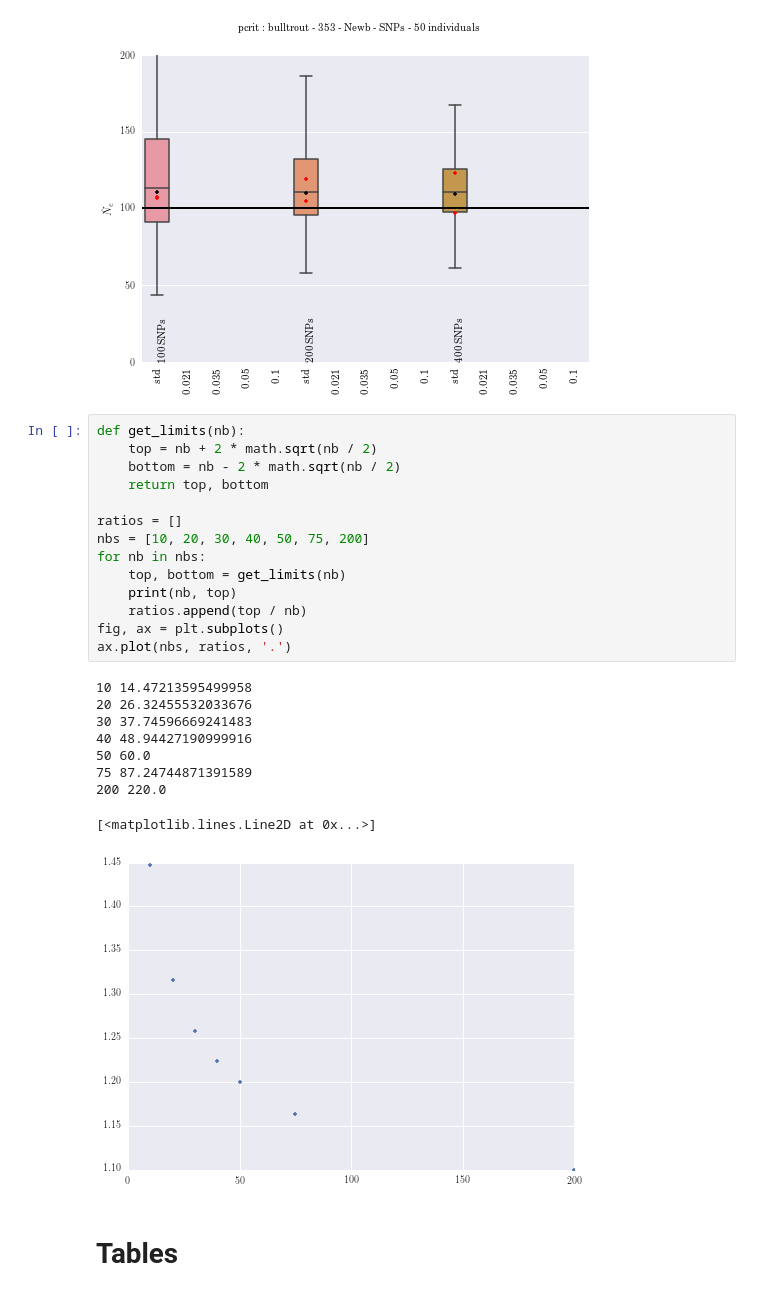
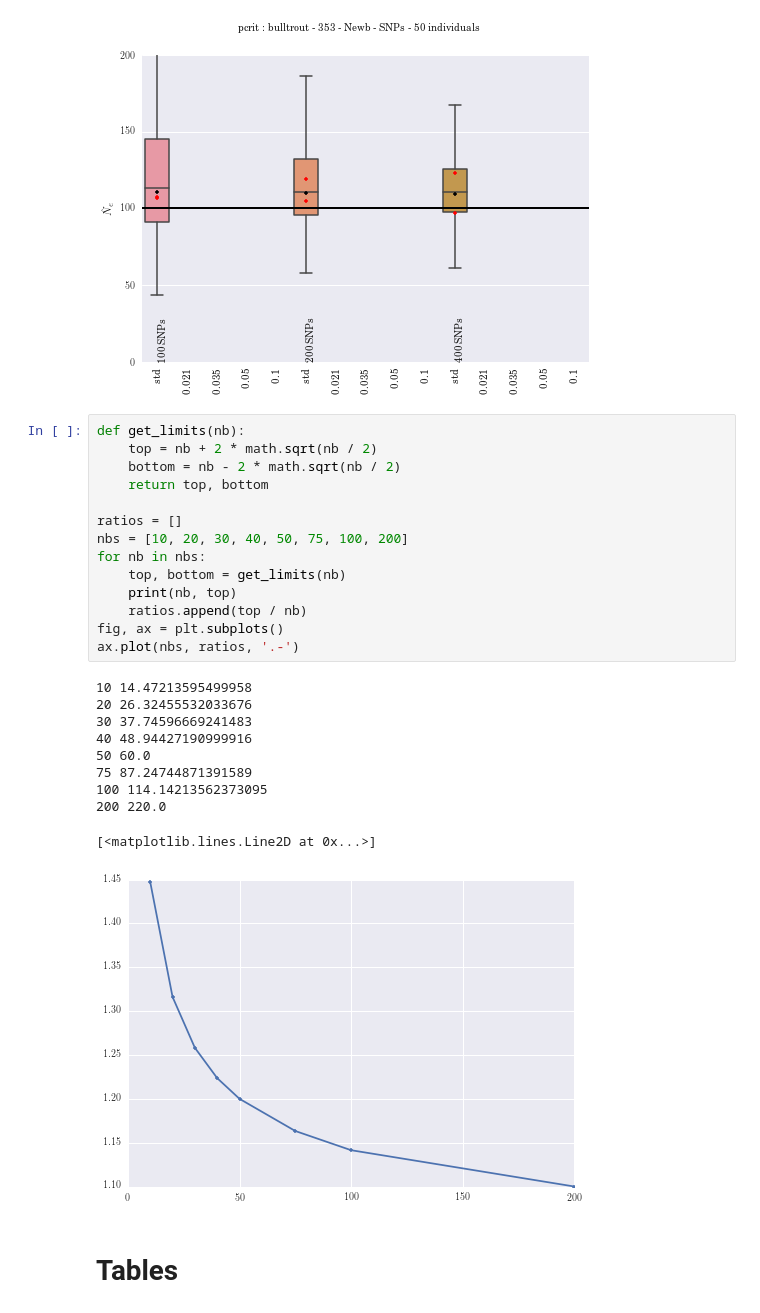
Before and after one commit to tiagoantao/AgeStructureNe, a Jupyter notebook: notebooks/trout/Figures.ipynb, the cells around one changed output. Cells and saved outputs as stored; diff of their text form.

Commit message:
figure notebook

```diff
--- a/notebooks/trout/Figures.ipynb
+++ b/notebooks/trout/Figures.ipynb
@@ -264,27 +264,28 @@ plot.do_pcrit(case, "bulltrout", 353, True)
 # %%
 def get_limits(nb):
     top = nb + 2 * math.sqrt(nb / 2)
     bottom = nb - 2 * math.sqrt(nb / 2)
     return top, bottom
 
 ratios = []
-nbs = [10, 20, 30, 40, 50, 75, 200]
+nbs = [10, 20, 30, 40, 50, 75, 100, 200]
 for nb in nbs:
     top, bottom = get_limits(nb)
     print(nb, top)
     ratios.append(top / nb)
 fig, ax = plt.subplots()
-ax.plot(nbs, ratios, '.')
+ax.plot(nbs, ratios, '.-')
 # %% [output]
 10 14.47213595499958
 20 26.32455532033676
 30 37.74596669241483
 40 48.94427190999916
 50 60.0
 75 87.24744871391589
+100 114.14213562373095
 200 220.0
 [<matplotlib.lines.Line2D at 0x...>]
-[figure, old version]
+[figure, new version]
 # %% [markdown]
 # Tables
 # %%
```
Also changed, not shown: parts of 1 cell of this notebook.
